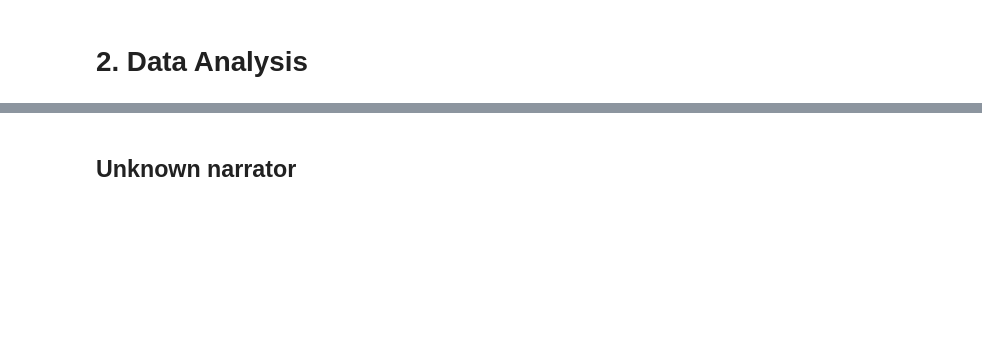
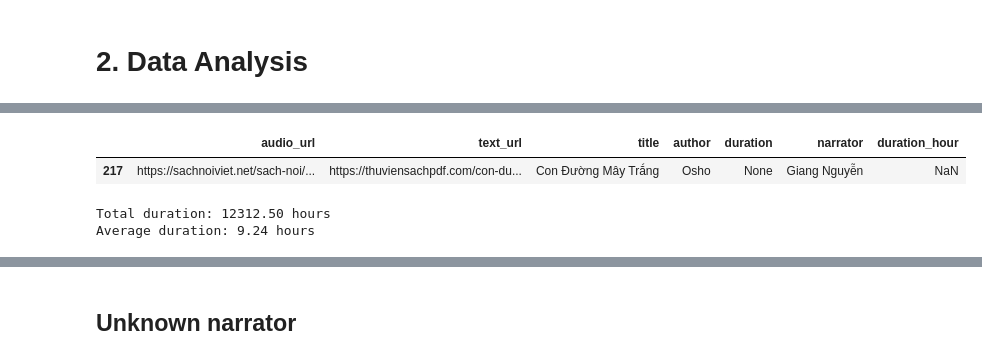
Before and after one commit to quochuy242/VNAVC, a Jupyter notebook: notebooks/crawler_analysis.ipynb, the cells around one changed output, grey strips where cells are left out. Cells and saved outputs as stored; diff of their text form; code cells hidden in the pictures; blank space fills up the shorter version.

```diff
--- a/notebooks/crawler_analysis.ipynb
+++ b/notebooks/crawler_analysis.ipynb
@@ -76,3 +71,19 @@ df.loc[716, "duration"] = "8:14:52"  # 8:14::52
 df.loc[1046, "duration"] = "2:01:40"  # 2:01;40
 df.loc[1173, "duration"] = "25:21:20"  # 25:21:20:
 df.loc[1197, "duration"] = "13:23:03"  # 13;23;03
+# %%
+from tts_data_pipeline.crawler.metadata import convert_duration
+
+df["duration_hour"] = df["duration"].apply(convert_duration, unit="hour")
+df.to_csv("../data/metadata/metadata_book.csv", index=False)
+
+df.loc[df["duration_hour"].isnull()]
+# %% [output]
+|  | audio_url | text_url | title | author | duration | narrator | duration_hour |
+| 217 | https://sachnoiviet.net/sach-noi/... | https://thuviensachpdf.com/con-du... | Con Đường Mây Trắng | Osho | None | Giang Nguyễn | NaN |
+# %%
+print(f"Total duration: {df['duration_hour'].sum():.2f} hours")
+print(f"Average duration: {df['duration_hour'].mean():.2f} hours")
+# %% [output]
+Total duration: 12312.50 hours
+Average duration: 9.24 hours
```
Also changed, not shown: parts of 9 cells of this notebook, 11 other files.
